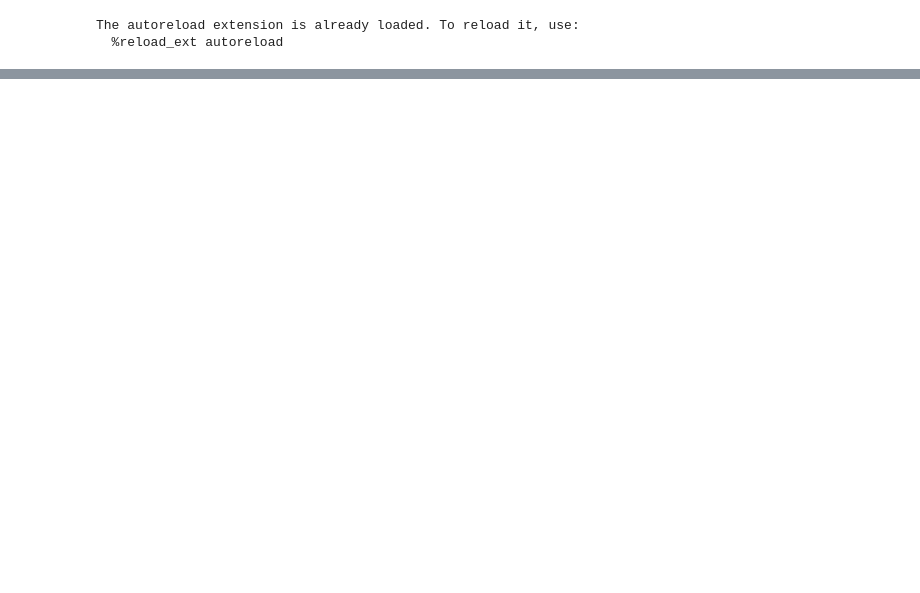
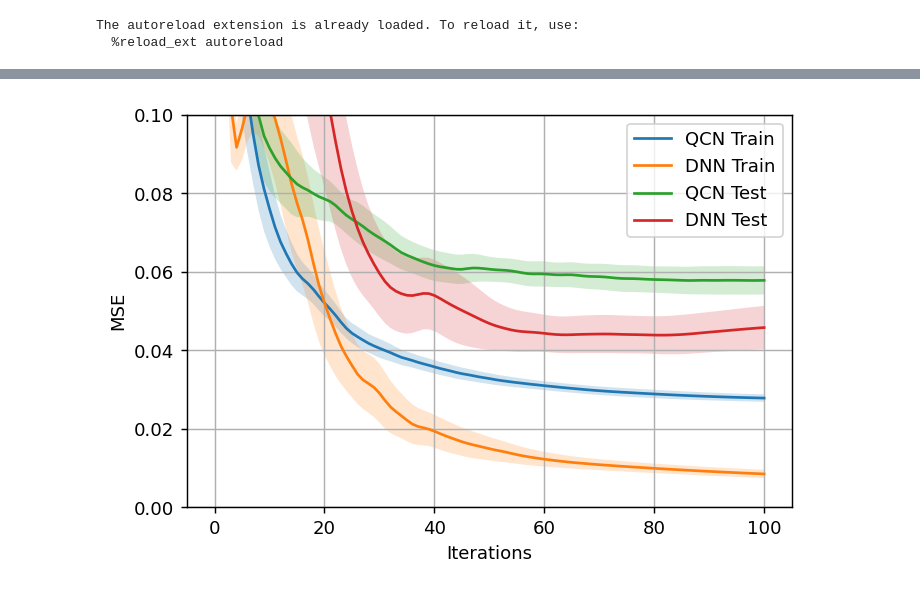
Before and after one commit to KristianWold/Master-Thesis, a Jupyter notebook: notebooks/analysis/Real Data, Analysis.ipynb, the cells around one changed output, grey strips where cells are left out. Saved outputs shown, nothing was run; the diff lists cells and outputs as text; code cells hidden in the pictures; blank space fills up the shorter version.

```diff
--- a/notebooks/analysis/Real Data, Analysis.ipynb
+++ b/notebooks/analysis/Real Data, Analysis.ipynb
@@ -67,0 +78,44 @@ fig.savefig(image_path("Boston_PCA.pdf"), bbox_inches='tight')
+# %%
+qcn_list = loader(data_path("cancer_qcn"))
+dnn_list = loader(data_path("cancer_dnn_pca"))
+# %%
+loss1 = np.array([qcn.loss for qcn in qcn_list])
+std1 = np.std(loss1, axis=0)/2
+avg1 = np.mean(loss1, axis=0)
+
+loss2 = np.array([dnn.loss for dnn in dnn_list])
+std2 = np.std(loss2, axis=0)/2
+avg2 = np.mean(loss2, axis=0)
+
+loss3 = np.array([qcn.loss_test for qcn in qcn_list])
+std3 = np.std(loss3, axis=0)/2
+avg3 = np.mean(loss3, axis=0)
+
+loss4 = np.array([dnn.loss_test for dnn in dnn_list])
+std4 = np.std(loss4, axis=0)/2
+avg4 = np.mean(loss4, axis=0)
+# %%
+alpha = 0.2
+epochs = list(range(101))
+
+fig=plt.figure(figsize=(6,4), dpi=130, facecolor='w', edgecolor='k')
+
+plt.fill_between(epochs, avg1 - std1, avg1 + std1, alpha=alpha)
+plt.fill_between(epochs, avg2 - std2, avg2 + std2, alpha=alpha)
+plt.fill_between(epochs, avg3 - std3, avg3 + std3, alpha=alpha)
+plt.fill_between(epochs, avg4 - std4, avg4 + std4, alpha=alpha)
+plt.plot(epochs, avg1)
+plt.plot(epochs, avg2)
+plt.plot(epochs, avg3)
+plt.plot(epochs, avg4)
+
+plt.xlabel("Iterations")
+plt.ylabel("MSE")
+plt.legend(["QCN Train", "DNN Train", "QCN Test", "DNN Test"])
+plt.grid()
+plt.ylim([0, 0.1])
+plt.show()
+
+fig.savefig(image_path("Cancer_PCA.pdf"), bbox_inches='tight')
+# %% [output]
+[figure, added]
```
Also changed, not shown: parts of 18 cells of this notebook, 14 other files.
